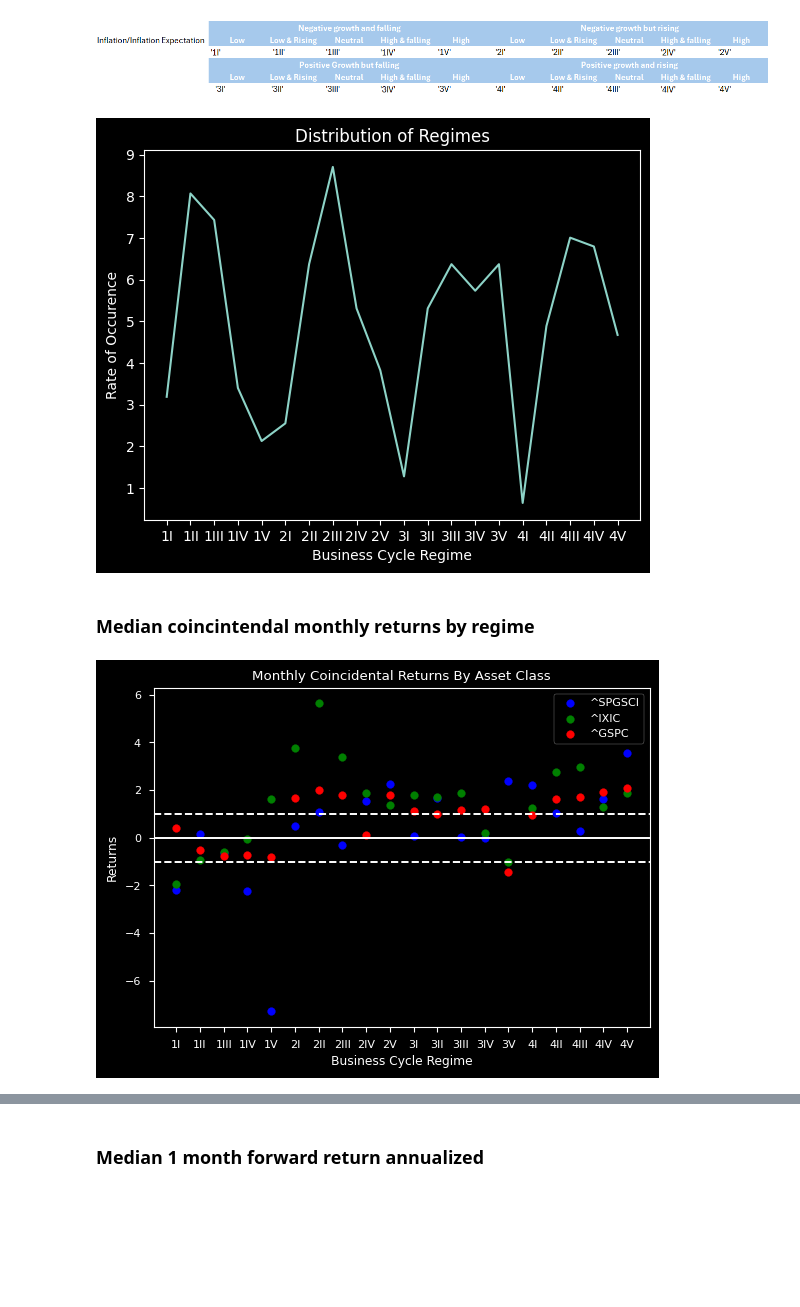
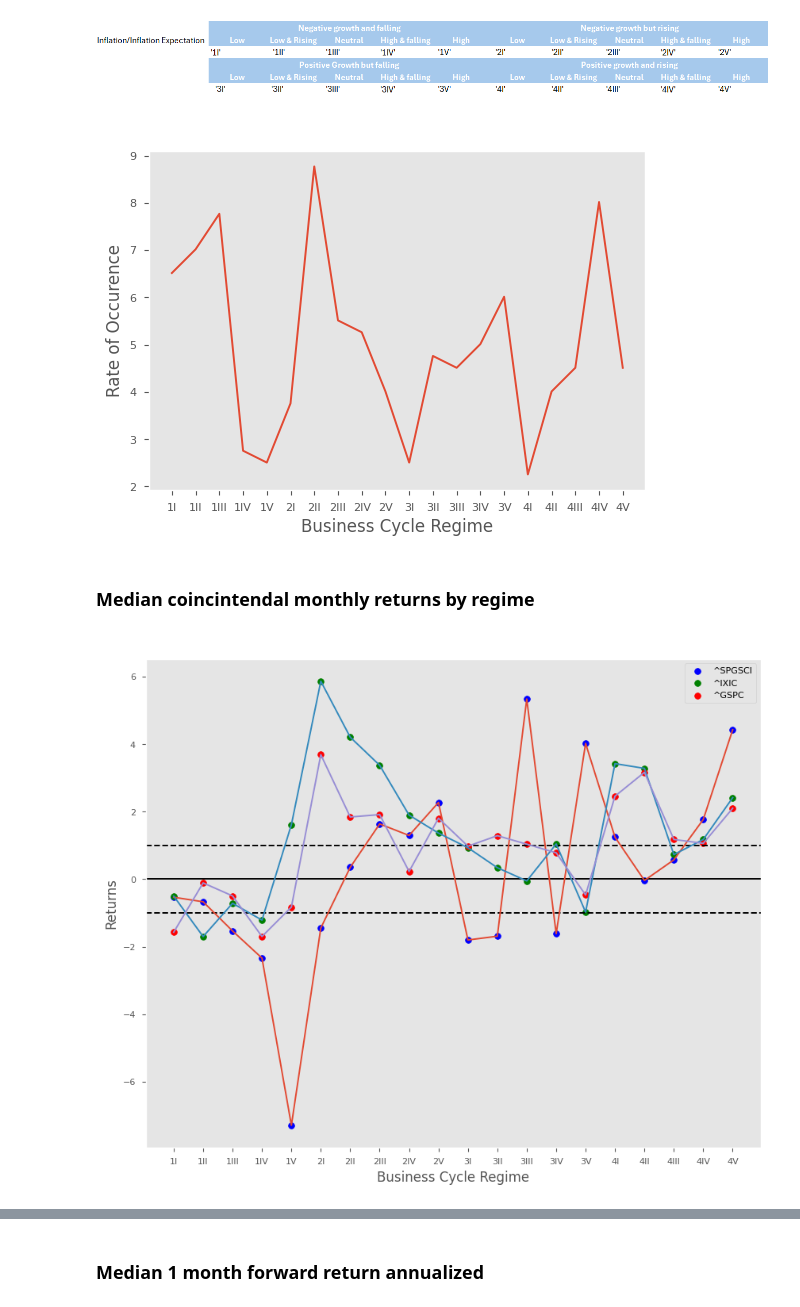
Before and after one commit to PatrickHLewis/Macro-Dashboard, a Jupyter notebook: Macro_Dashboard/Asset_Allocation/Tactical/Business_Cycle.ipynb, the cells around one changed output, grey strips where cells are left out. Cells and saved outputs as stored; diff of their text form; code cells hidden in the pictures; blank space fills up the shorter version.

```diff
--- a/Macro_Dashboard/Asset_Allocation/Tactical/Business_Cycle.ipynb
+++ b/Macro_Dashboard/Asset_Allocation/Tactical/Business_Cycle.ipynb
@@ -77,7 +77,7 @@ Make Regimes
 # %%
 cpi_conditions = [
     data['CPI_YoY_3mchg']>=0.15,
-    data['CPI_YoY_3mchg']>=-0.15
+    data['CPI_YoY_3mchg']<=-0.15
 ]
 
 cpi_values = [1,-1]
@@ -137,7 +137,7 @@ data['growth_inflation_regime'] = np.select(growth_inflation_conditions, growth_
 # %%
     #Import returns data
 
-symbols = ["^GSPC", "^IXIC", "^SPGSCI"]
+symbols = ["^GSPC", "^IXIC", "^SPGSCI", "^VIX" ]
 start_date="1900-01-01"
 df = obb.equity.price.historical(symbol = symbols, start_date = start_date, provider="yfinance", interval = '1M', include = False).to_df()
 
@@ -187,16 +187,16 @@ for j in range(len(symbols)):
 # %%
 counts = assets_regime['growth_inflation_regime'].value_counts()/len(assets_regime['growth_inflation_regime'])*100
 countsdf = pd.DataFrame(counts)
 countsdf = countsdf.sort_index(ascending=True)
 
 plt.plot(countsdf)
 plt.ylabel('Rate of Occurence')
 plt.xlabel('Business Cycle Regime')
 plt.title('Distribution of Regimes')
-
-plt.style.use("seaborn-v0_8-paper")
+plt.grid(False)
+plt.style.use("ggplot")
 # %% [output]
-[figure, old version]
+[figure, new version]
 # %% [markdown]
 ### Median coincintendal monthly returns by regime
 # %%
@@ -205,21 +205,23 @@ y1 = assets_perf.iloc[:,0]
 y2 = assets_perf.iloc[:,1]
 y3 = assets_perf.iloc[:,2]
 
-fig = plt.figure()
+fig = plt.figure(figsize=(10,8))
 ax1 = fig.add_subplot(111)
 
 ax1.scatter(x1, y3, color = 'blue', label = y3.name)
 ax1.scatter(x1, y2, color = 'green', label = y2.name)
 ax1.scatter(x1, y1, color = 'red', label = y1.name)
-plt.axhline(y=1, linestyle = '--')
-plt.axhline(y=-1, linestyle = '--')
-plt.axhline(y = 0)
+plt.axhline(y=1, linestyle = '--', color = 'black')
+plt.axhline(y=-1, linestyle = '--', color = 'black')
+plt.axhline(y = 0, color = 'black')
 plt.xlabel('Business Cycle Regime')
 plt.ylabel('Returns')
 plt.title('Monthly Coincidental Returns By Asset Class')
-plt.legend()
-plt.style.use("seaborn-v0_8-paper")
-
+plt.legend(labelcolor='black')
+plt.plot(y3)
+plt.plot(y2)
+plt.plot(y1)
+plt.grid(False)
 plt.show()
 # %% [output]
-[figure, old version]
+[figure, new version]
```
Also changed, not shown: parts of 6 cells of this notebook, 3 other files.
